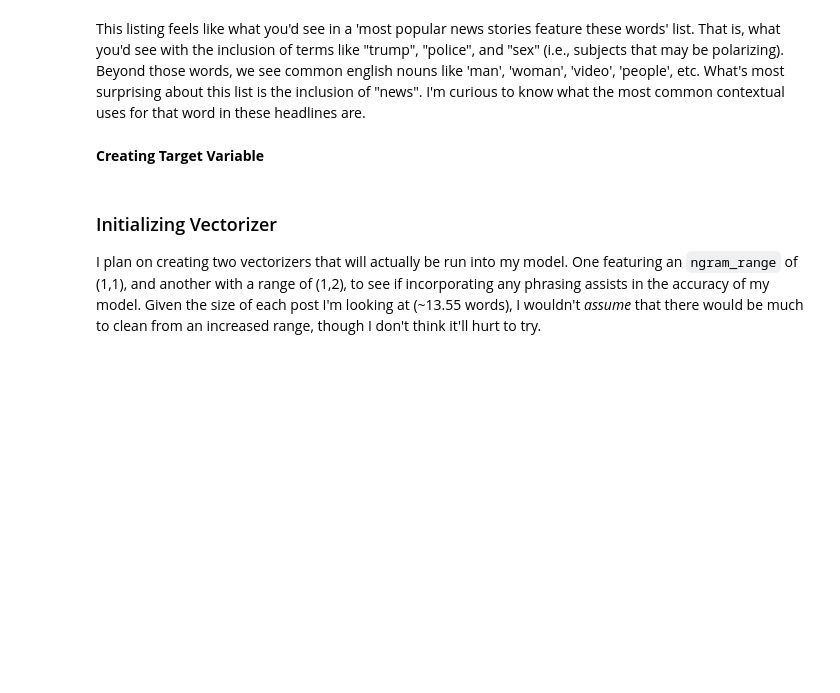
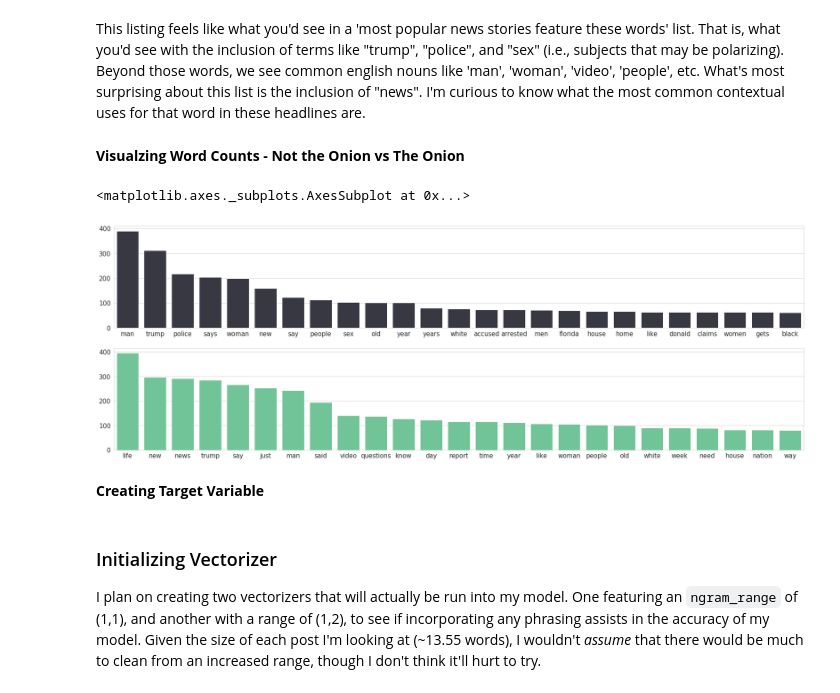
Before and after one commit to jonjohnsontc/Onion_or_Nah, a Jupyter notebook: notebooks/02_preprocessing.ipynb, the cells around one changed output. Cells and saved outputs as stored; diff of their text form; code cells hidden in the pictures; blank space fills up the shorter version.

```diff
--- a/notebooks/02_preprocessing.ipynb
+++ b/notebooks/02_preprocessing.ipynb
@@ -138,0 +196,11 @@ With 8806 headlines, that gives us an average word count of ~13.55 per headline,
+# %%
+the_onion = []
+not_the_onion = []
+
+for title in title_tokens[:4079]:
+    for word in title:
+        not_the_onion.append(word)
+
+for title in title_tokens[4079:]:
+    for word in title:
+        the_onion.append(word)
@@ -216,0 +256,15 @@ wc_df.rename({0:'Count', 1:'Term'}, axis=1, inplace=True)
+# %%
+cv_nto = CountVectorizer(stop_words='english')
+cv_to = CountVectorizer(stop_words='english')
+
+wv_nto = cv_nto.fit_transform(not_the_onion)
+wv_to = cv_to.fit_transform(the_onion)
+
+wv_df_nto = pd.DataFrame(wv_nto.toarray(), columns=cv_nto.get_feature_names())
+wv_df_to = pd.DataFrame(wv_to.toarray(), columns=cv_to.get_feature_names())
+# %%
+wc_nto = wv_df_nto.sum(axis=0)
+wc_to = wv_df_to.sum(axis=0)
+# %%
+t25_nto = wc_nto.sort_values(ascending=False).head(25)
+t25_to = wc_to.sort_values(ascending=False).head(25)
@@ -231,5 +324,19 @@ Text(0,0.5,'')
 # %% [markdown]
 This listing feels like what you'd see in a 'most popular news stories feature these words' list. That is, what you'd see with the inclusion of terms like "trump", "police", and "sex" (i.e., subjects that may be polarizing). Beyond those words, we see common english nouns like 'man', 'woman', 'video', 'people', etc. What's most surprising about this list is the inclusion of "news". I'm curious to know what the most common contextual uses for that word in these headlines are.
+# %% [markdown]
+**Visualzing Word Counts - Not the Onion vs The Onion**
+# %%
+fig, (ax1, ax2)= plt.subplots(nrows=2, ncols=1, figsize=(30, 10))
+sns.set_style('whitegrid')
+ax1.tick_params(axis='both', which='major', labelsize=15)
+ax2.tick_params(axis='both', which='major', labelsize=15)
+
+sns.barplot(y=t25_nto, x=t25_nto.index, color="#353744", ax=ax1, orient='v')
+
+sns.barplot(y=t25_to, x=t25_to.index, color="#63d297", ax=ax2, orient='v')
+# %% [output]
+<matplotlib.axes._subplots.AxesSubplot at 0x...>
+[figure, added]
 # %% [markdown]
 **Creating Target Variable**
 # %%
```
Also changed, not shown: parts of 49 cells of this notebook, 14 other files.
